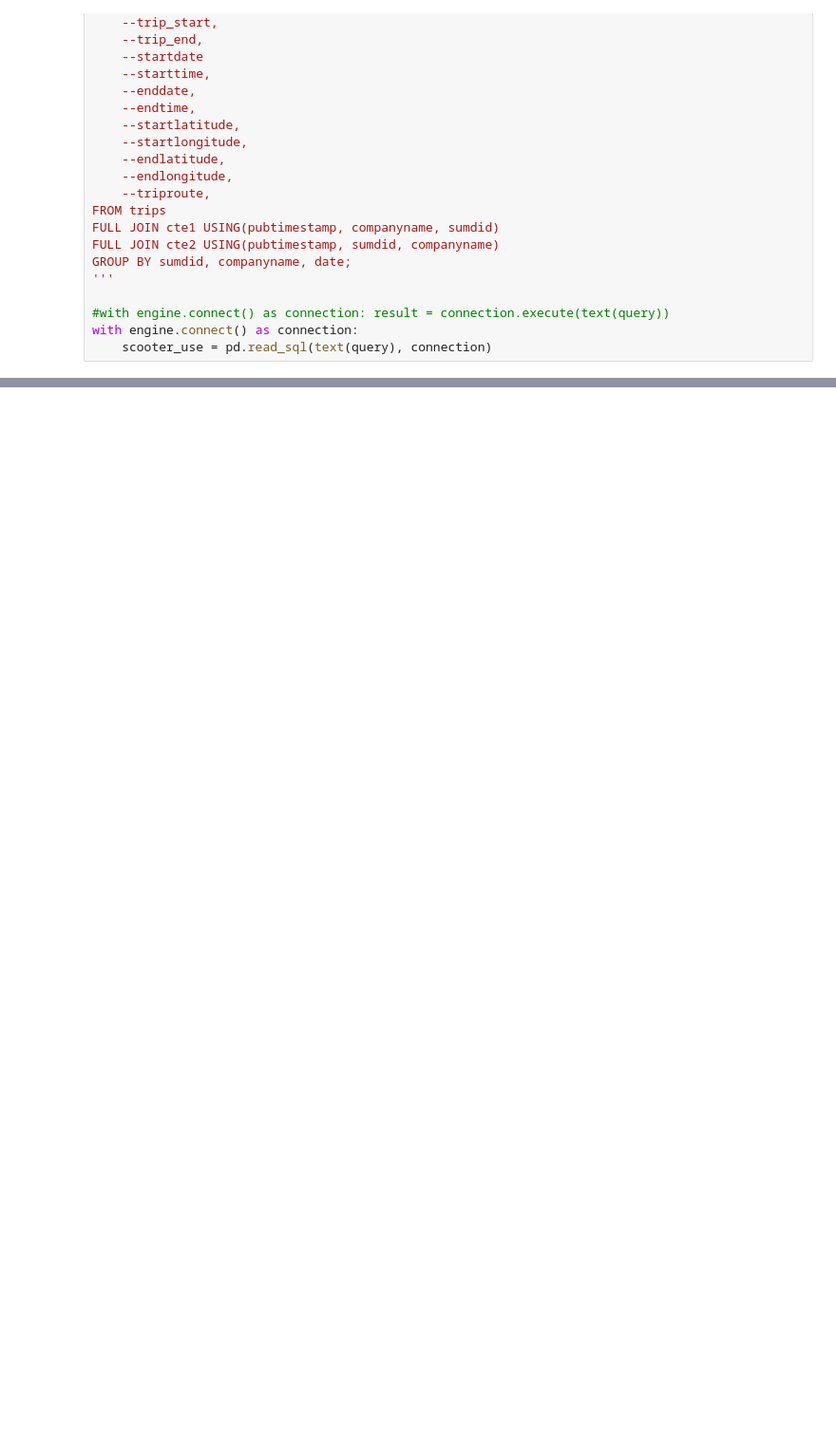
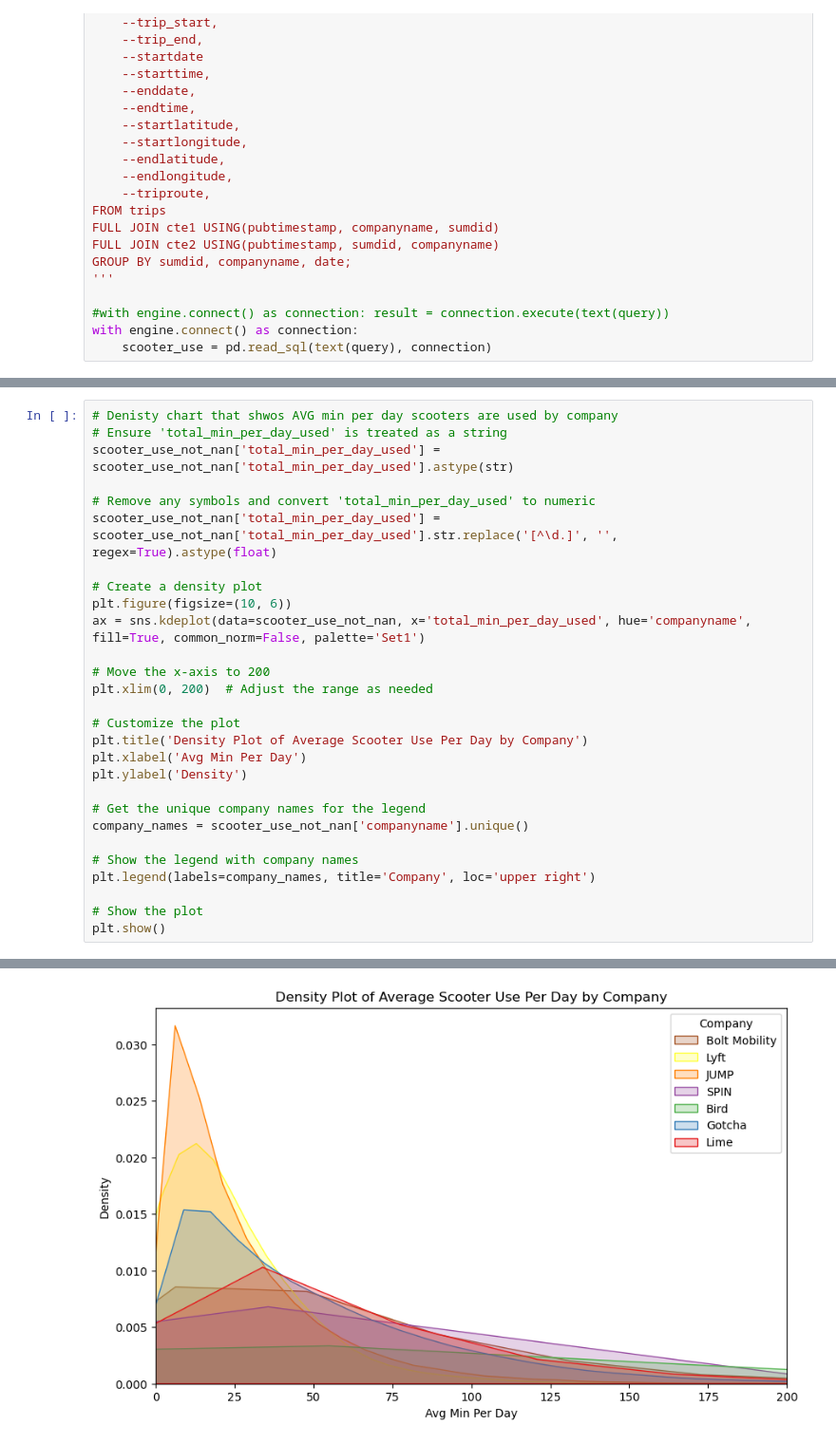
Before and after one commit to NSS-Full-Time-Data-Analytics-11/nashville-scooters-jazzy, a Jupyter notebook: Scooters.ipynb, the cells around one changed output, grey strips where cells are left out. Shown at 95% size. Cells and saved outputs as stored; diff of their text form; blank space fills up the shorter version.

```diff
--- a/Scooters.ipynb
+++ b/Scooters.ipynb
@@ -299,0 +392,29 @@ scooter_use_is_nan
+# %%
+# Denisty chart that shwos AVG min per day scooters are used by company
+# Ensure 'total_min_per_day_used' is treated as a string
+scooter_use_not_nan['total_min_per_day_used'] = scooter_use_not_nan['total_min_per_day_used'].astype(str)
+
+# Remove any symbols and convert 'total_min_per_day_used' to numeric
+scooter_use_not_nan['total_min_per_day_used'] = scooter_use_not_nan['total_min_per_day_used'].str.replace('[^\d.]', '', regex=True).astype(float)
+
+# Create a density plot
+plt.figure(figsize=(10, 6))
+ax = sns.kdeplot(data=scooter_use_not_nan, x='total_min_per_day_used', hue='companyname', fill=True, common_norm=False, palette='Set1')
+
+# Move the x-axis to 200
+plt.xlim(0, 200)  # Adjust the range as needed
+
+# Customize the plot
+plt.title('Density Plot of Average Scooter Use Per Day by Company')
+plt.xlabel('Avg Min Per Day')
+plt.ylabel('Density')
+
+# Get the unique company names for the legend
+company_names = scooter_use_not_nan['companyname'].unique()
+
+# Show the legend with company names
+plt.legend(labels=company_names, title='Company', loc='upper right')
+
+# Show the plot
+plt.show()
+# %% [output]
@@ -299,0 +431 @@ scooter_use_is_nan
+[figure, added]
```
Also changed, not shown: parts of 12 cells of this notebook.
